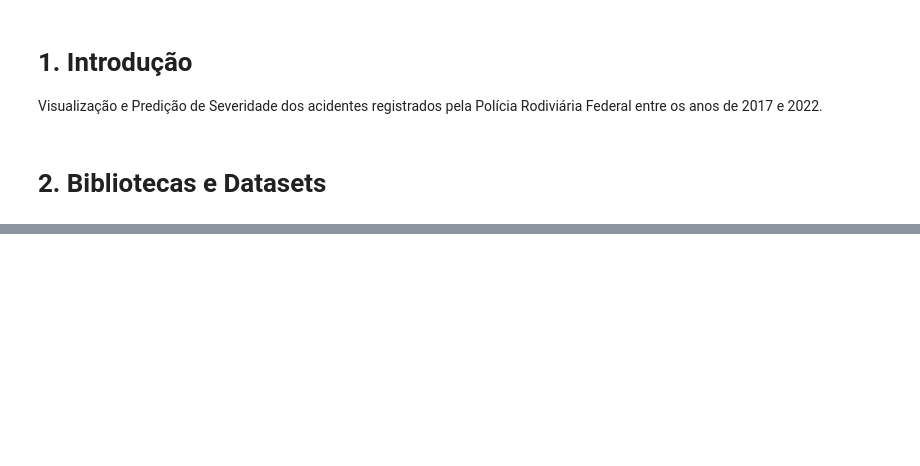
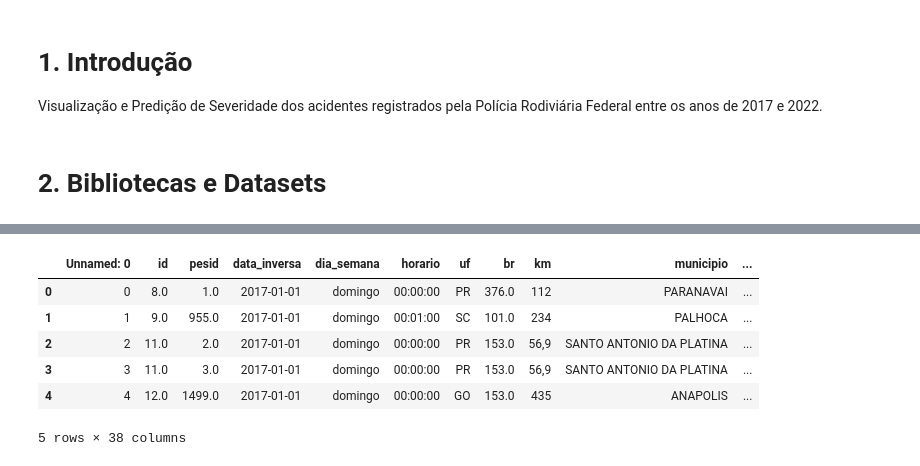
Before and after one commit to ismailytm/prf_acidentes_transito, a Jupyter notebook: prf_acidentes_transito.ipynb, the cells around one changed output, grey strips where cells are left out. Saved outputs shown, nothing was run; the diff lists cells and outputs as text; code cells hidden in the pictures; blank space fills up the shorter version.

```diff
--- a/prf_acidentes_transito.ipynb
+++ b/prf_acidentes_transito.ipynb
@@ -48,0 +53,10 @@ merged_df.head()
+# %%
+dftrans.head()
+# %% [output]
+|  | Unnamed: 0 | id | pesid | data_inversa | dia_semana | horario | uf | br | km | municipio | ... |
+| 0 | 0 | 8.0 | 1.0 | 2017-01-01 | domingo | 00:00:00 | PR | 376.0 | 112 | PARANAVAI | ... |
+| 1 | 1 | 9.0 | 955.0 | 2017-01-01 | domingo | 00:01:00 | SC | 101.0 | 234 | PALHOCA | ... |
+| 2 | 2 | 11.0 | 2.0 | 2017-01-01 | domingo | 00:00:00 | PR | 153.0 | 56,9 | SANTO ANTONIO DA PLATINA | ... |
+| 3 | 3 | 11.0 | 3.0 | 2017-01-01 | domingo | 00:00:00 | PR | 153.0 | 56,9 | SANTO ANTONIO DA PLATINA | ... |
+| 4 | 4 | 12.0 | 1499.0 | 2017-01-01 | domingo | 00:00:00 | GO | 153.0 | 435 | ANAPOLIS | ... |
+5 rows × 38 columns
```
Also changed, not shown: parts of 13 cells of this notebook.
